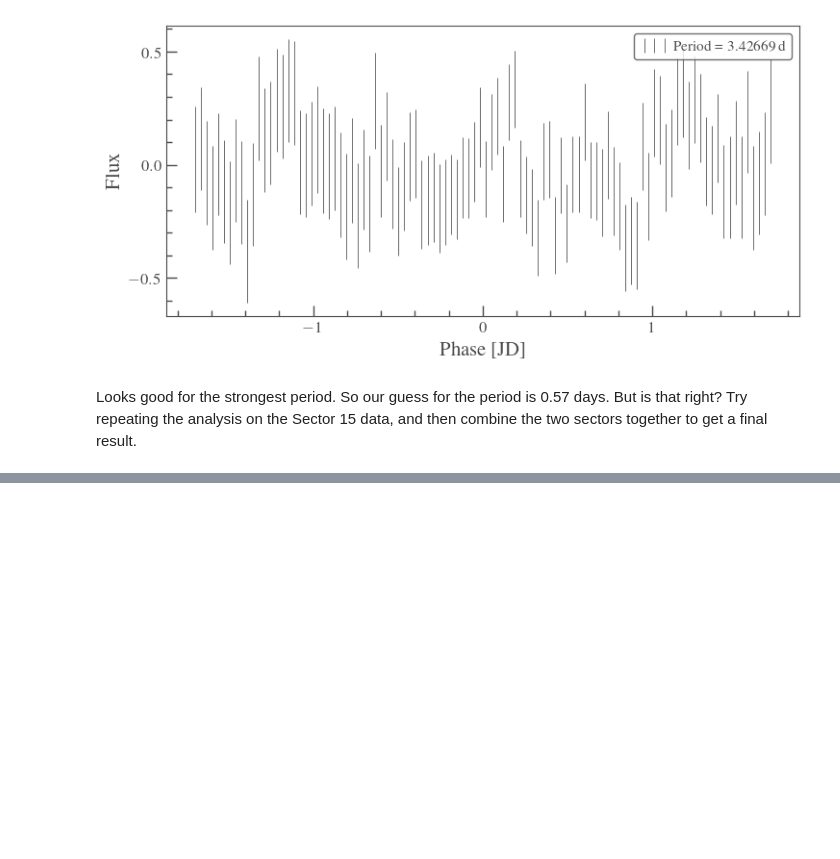
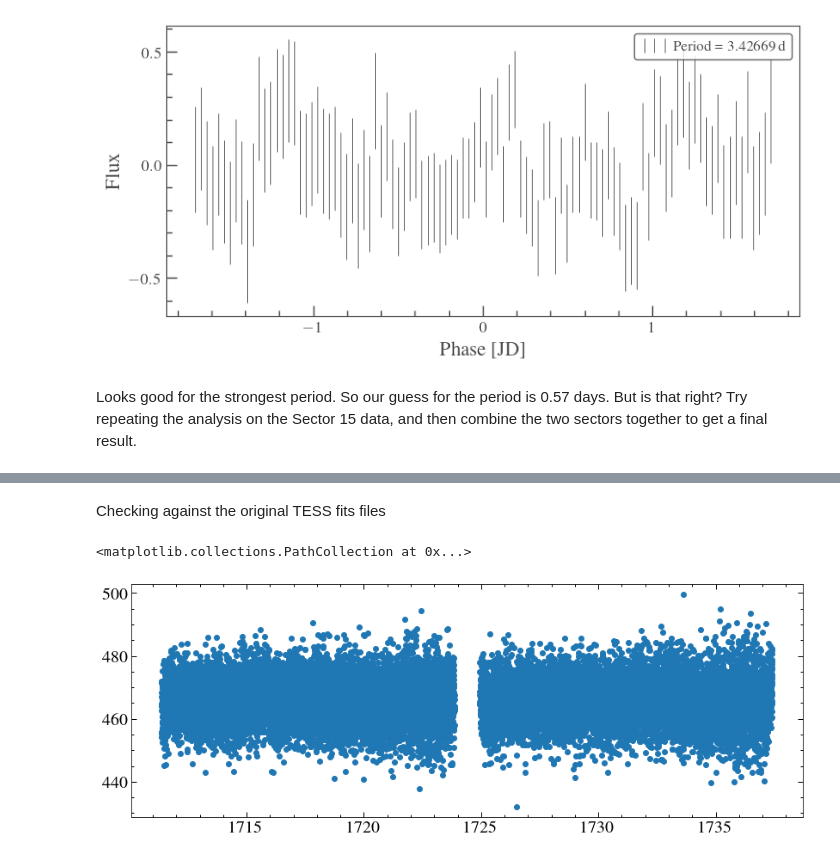
Before and after one commit to davidjwilson/variablewds, a Jupyter notebook: intro.ipynb, the cells around one changed output, grey strips where cells are left out. Cells and saved outputs as stored; diff of their text form; code cells hidden in the pictures; blank space fills up the shorter version.

```diff
--- a/intro.ipynb
+++ b/intro.ipynb
@@ -93,0 +105,10 @@ Looks good for the strongest period. So our guess for the period is 0.57 days. B
+# %% [markdown]
+Checking against the original TESS fits files
+# %%
+path2 = '/home/david/work/gd394/tess/tess_fits_files/tess2019226182529-s0015-0000000259773610-0151-s_lc.fits'
+data2 = fits.getdata(path2, 1)
+t2, f2, e2, q2 = data2['TIME'], data2['PDCSAP_FLUX'], data2['PDCSAP_FLUX_ERR'], data2['QUALITY']
+plt.scatter(t2, f2)
+# %% [output]
+<matplotlib.collections.PathCollection at 0x...>
+[figure, added]
```
Also changed, not shown: parts of 4 cells of this notebook, 2 other files.
